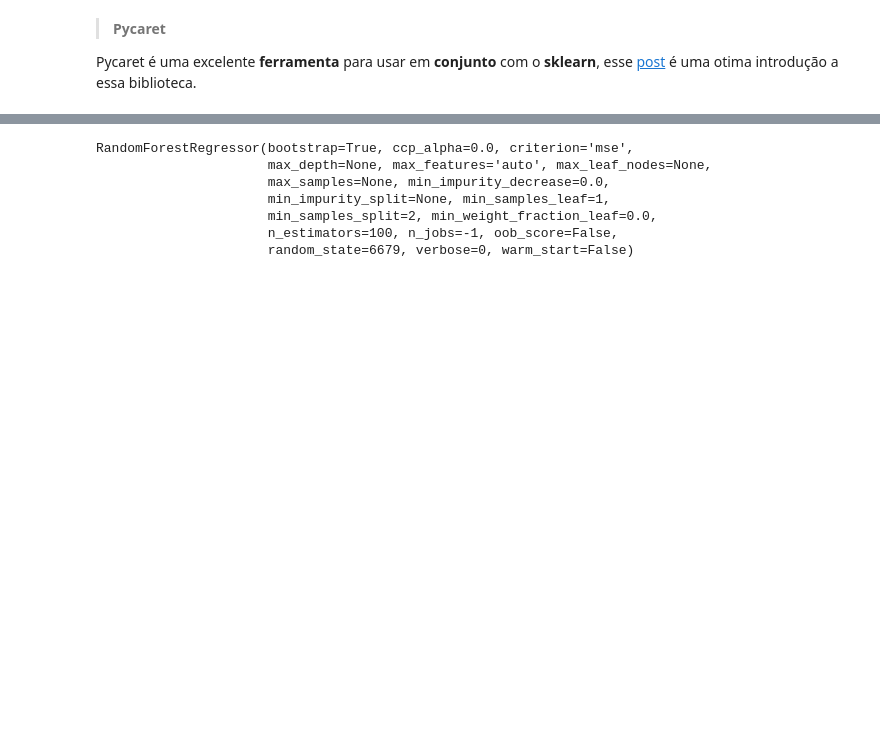
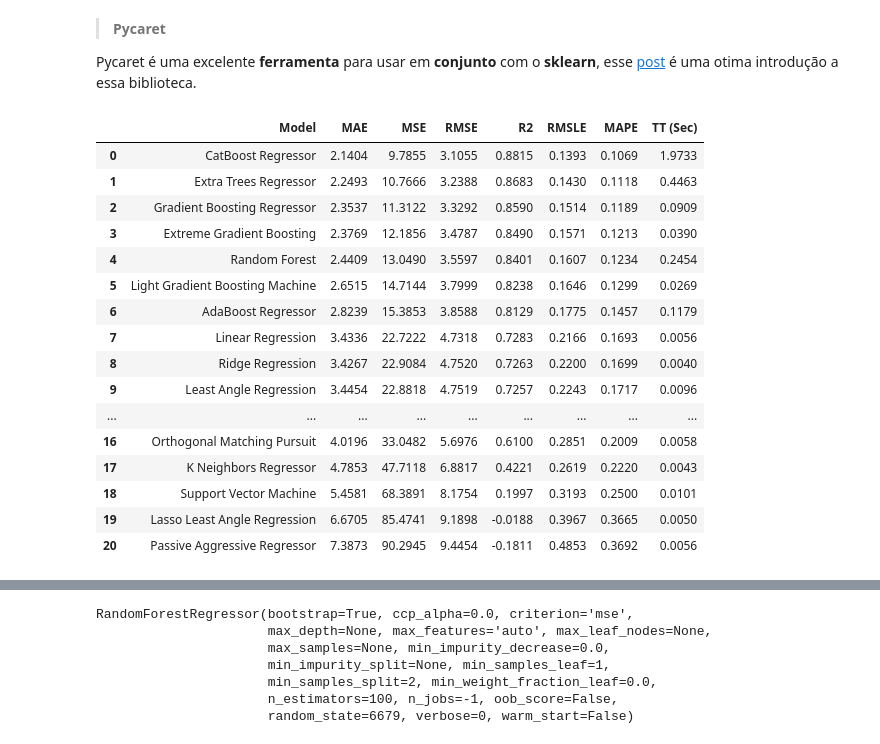
Before and after one commit to nbarbosa-git/regressao-neuron, a Jupyter notebook: pt2_Regressao_na_Pratica_Bootcamp.ipynb, the cells around one changed output, grey strips where cells are left out. Cells and saved outputs as stored; diff of their text form; code cells hidden in the pictures; blank space fills up the shorter version.

```diff
--- a/pt2_Regressao_na_Pratica_Bootcamp.ipynb
+++ b/pt2_Regressao_na_Pratica_Bootcamp.ipynb
@@ -1322,3 +1407,28 @@ from pycaret.regression import *
 
 #lista dos modelos disponiveis
 #models()
+# %%
+%%time
+# init setup
+reg2 = setup(df, target = 'medv')
+
+# validação cruzada 5-fold
+best_specific = compare_models(fold=3, n_select = 5, blacklist = ['tr'])
+# %% [output]
+|  | Model | MAE | MSE | RMSE | R2 | RMSLE | MAPE | TT (Sec) |
+| 0 | CatBoost Regressor | 2.1404 | 9.7855 | 3.1055 | 0.8815 | 0.1393 | 0.1069 | 1.9733 |
+| 1 | Extra Trees Regressor | 2.2493 | 10.7666 | 3.2388 | 0.8683 | 0.1430 | 0.1118 | 0.4463 |
+| 2 | Gradient Boosting Regressor | 2.3537 | 11.3122 | 3.3292 | 0.8590 | 0.1514 | 0.1189 | 0.0909 |
+| 3 | Extreme Gradient Boosting | 2.3769 | 12.1856 | 3.4787 | 0.8490 | 0.1571 | 0.1213 | 0.0390 |
+| 4 | Random Forest | 2.4409 | 13.0490 | 3.5597 | 0.8401 | 0.1607 | 0.1234 | 0.2454 |
+| 5 | Light Gradient Boosting Machine | 2.6515 | 14.7144 | 3.7999 | 0.8238 | 0.1646 | 0.1299 | 0.0269 |
+| 6 | AdaBoost Regressor | 2.8239 | 15.3853 | 3.8588 | 0.8129 | 0.1775 | 0.1457 | 0.1179 |
+| 7 | Linear Regression | 3.4336 | 22.7222 | 4.7318 | 0.7283 | 0.2166 | 0.1693 | 0.0056 |
+| 8 | Ridge Regression | 3.4267 | 22.9084 | 4.7520 | 0.7263 | 0.2200 | 0.1699 | 0.0040 |
+| 9 | Least Angle Regression | 3.4454 | 22.8818 | 4.7519 | 0.7257 | 0.2243 | 0.1717 | 0.0096 |
+| ... | ... | ... | ... | ... | ... | ... | ... | ... |
+| 16 | Orthogonal Matching Pursuit | 4.0196 | 33.0482 | 5.6976 | 0.6100 | 0.2851 | 0.2009 | 0.0058 |
+| 17 | K Neighbors Regressor | 4.7853 | 47.7118 | 6.8817 | 0.4221 | 0.2619 | 0.2220 | 0.0043 |
+| 18 | Support Vector Machine | 5.4581 | 68.3891 | 8.1754 | 0.1997 | 0.3193 | 0.2500 | 0.0101 |
+| 19 | Lasso Least Angle Regression | 6.6705 | 85.4741 | 9.1898 | -0.0188 | 0.3967 | 0.3665 | 0.0050 |
+| 20 | Passive Aggressive Regressor | 7.3873 | 90.2945 | 9.4454 | -0.1811 | 0.4853 | 0.3692 | 0.0056 |
```
Also changed, not shown: parts of 48 cells of this notebook.
